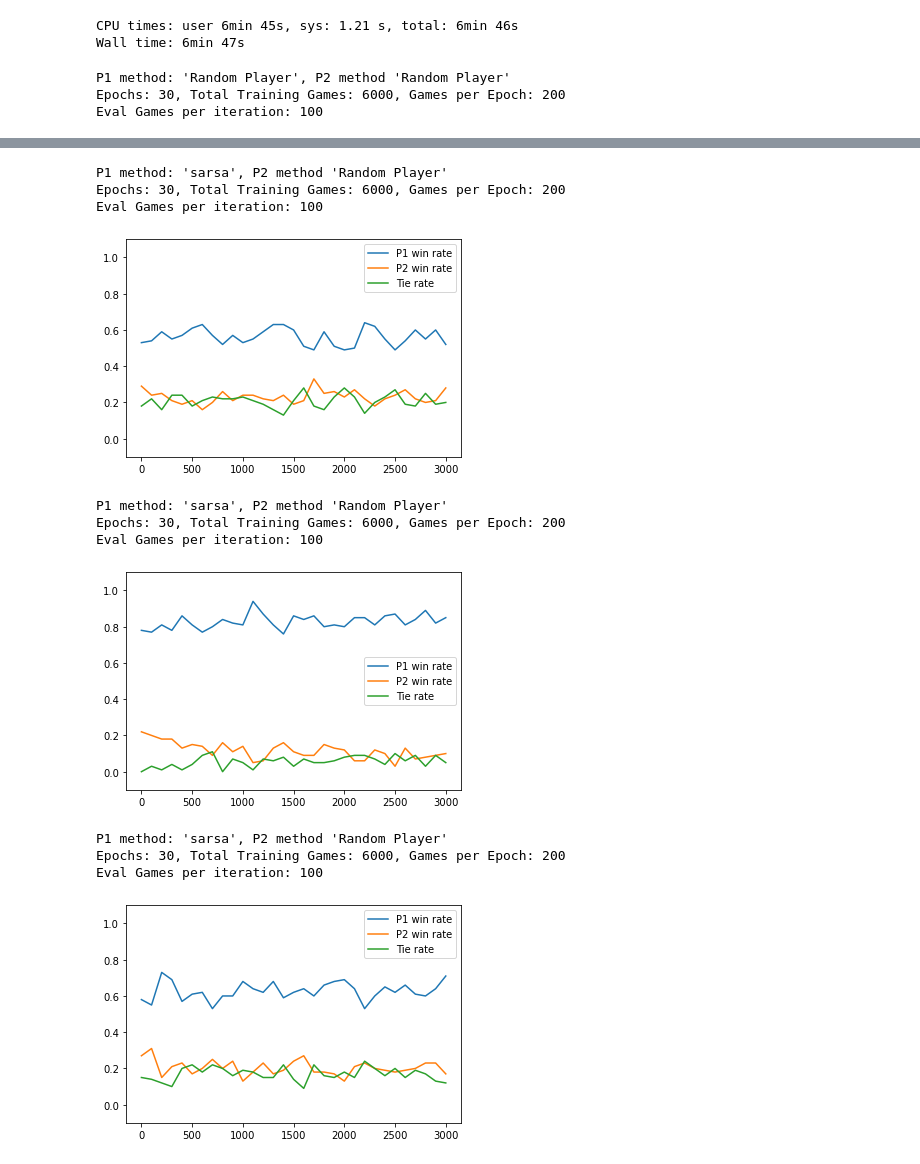
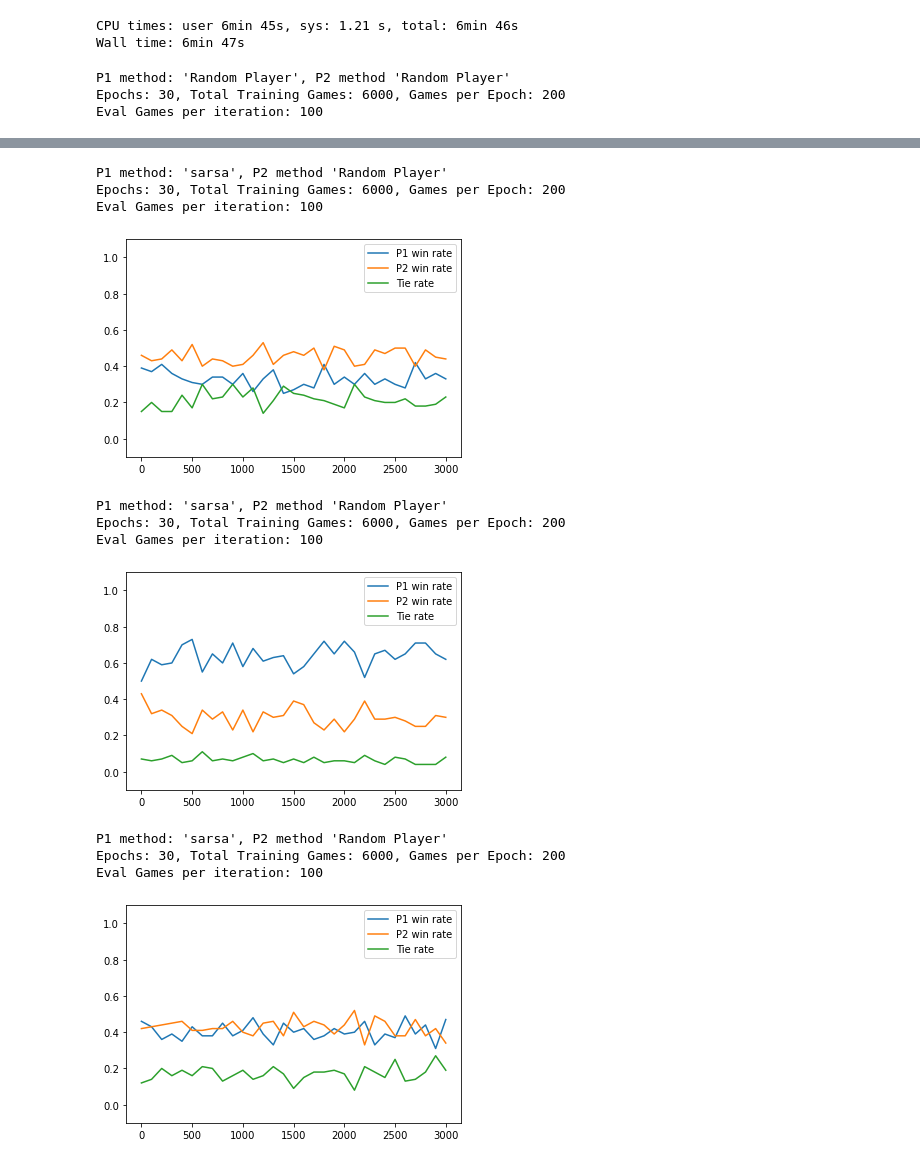
Before and after one commit to Gravellent/quantum_ttt, a Jupyter notebook: demo.ipynb, the cells around one changed output, grey strips where cells are left out. Cells and saved outputs as stored; diff of their text form; code cells hidden in the pictures.

Commit message:
Refactored players and states into packages so it's easier to edit. Modified demo to play first half of the time

```diff
--- a/demo.ipynb
+++ b/demo.ipynb
@@ -366,6 +348,7 @@ P2 = [RandomQPlayer("p2")] # Player("p1", update_method='expected_sarsa')
 for p1 in P1:
     for p2 in P2:
         st = QState(p1, p2)
+        st2 = QState(p2, p1)
         p1_win_rate = []
         p2_win_rate = []
         tie_rate = []
@@ -375,13 +358,18 @@ for p1 in P1:
         p2.forget()
         if start_from_0:
             # Eval
-            p1.exp_rate = 0
+            st.reset_metrics()
+            st.play(eval_games_per_iteration // 2)
+#             p1_win_rate.append(st.p1_wins/st.games)
+#             p2_win_rate.append(st.p2_wins/st.games)
+#             tie_rate.append(st.tie/st.games)
+
             p2.exp_rate = 0
-            st.reset_metrics()
-            st.play(eval_games_per_iteration)
-            p1_win_rate.append(st.p1_wins/st.games)
-            p2_win_rate.append(st.p2_wins/st.games)
-            tie_rate.append(st.tie/st.games)
+            st2.reset_metrics()
+            st2.play(eval_games_per_iteration // 2)
+            p1_win_rate.append((st.p1_wins + st2.p2_wins)/(st.games + st2.games))
+            p2_win_rate.append((st.p2_wins + st2.p1_wins)/(st.games + st2.games))
+            tie_rate.append((st.tie + st2.tie)/(st.games + st2.games))
 
         for i in tqdm(range(iterations)):
             # Eval
@@ -389,11 +377,19 @@ for p1 in P1:
             p2.exp_rate = 0
             p1.is_eval = True
             p2.is_eval = True
+
             st.reset_metrics()
-            st.play(eval_games_per_iteration)
-            p1_win_rate.append(st.p1_wins/st.games)
-            p2_win_rate.append(st.p2_wins/st.games)
-            tie_rate.append(st.tie/st.games)
+            st.play(eval_games_per_iteration // 2)
+#             p1_win_rate.append(st.p1_wins/st.games)
+#             p2_win_rate.append(st.p2_wins/st.games)
+#             tie_rate.append(st.tie/st.games)
+
+            p2.exp_rate = 0
+            st2.reset_metrics()
+            st2.play(eval_games_per_iteration // 2)
+            p1_win_rate.append((st.p1_wins + st2.p2_wins)/(st.games + st2.games))
+            p2_win_rate.append((st.p2_wins + st2.p1_wins)/(st.games + st2.games))
+            tie_rate.append((st.tie + st2.tie)/(st.games + st2.games))
             if verbose:
                 print("________________________________")
                 print("P1 method: '{}', P2 method '{}'".format(p1.update_method, p2.update_method))
@@ -432,12 +428,12 @@ Eval Games per iteration: 100
 P1 method: 'sarsa', P2 method 'Random Player'
 Epochs: 30, Total Training Games: 6000, Games per Epoch: 200
 Eval Games per iteration: 100
-[figure, old version]
+[figure, new version]
 P1 method: 'sarsa', P2 method 'Random Player'
 Epochs: 30, Total Training Games: 6000, Games per Epoch: 200
 Eval Games per iteration: 100
-[figure, old version]
+[figure, new version]
 P1 method: 'sarsa', P2 method 'Random Player'
 Epochs: 30, Total Training Games: 6000, Games per Epoch: 200
 Eval Games per iteration: 100
-[figure, old version]
+[figure, new version]
```
Also changed, not shown: parts of 5 cells of this notebook, 17 other files.
